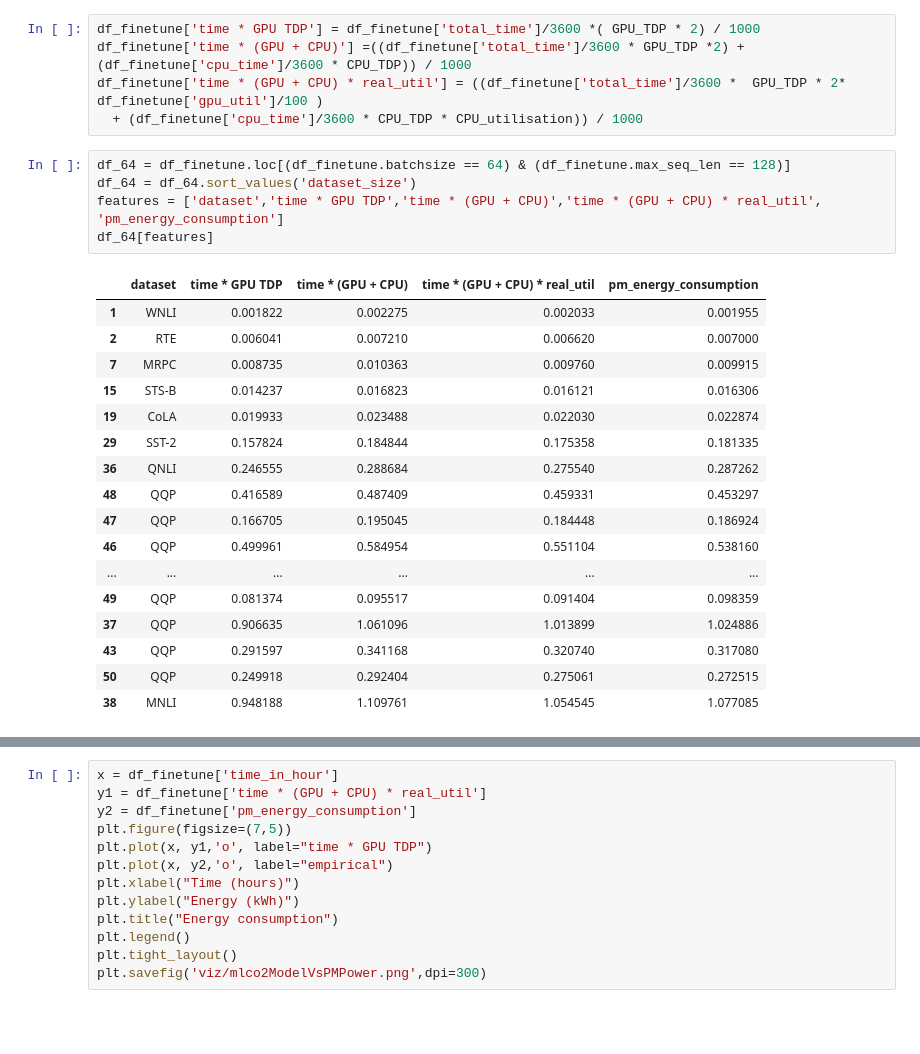
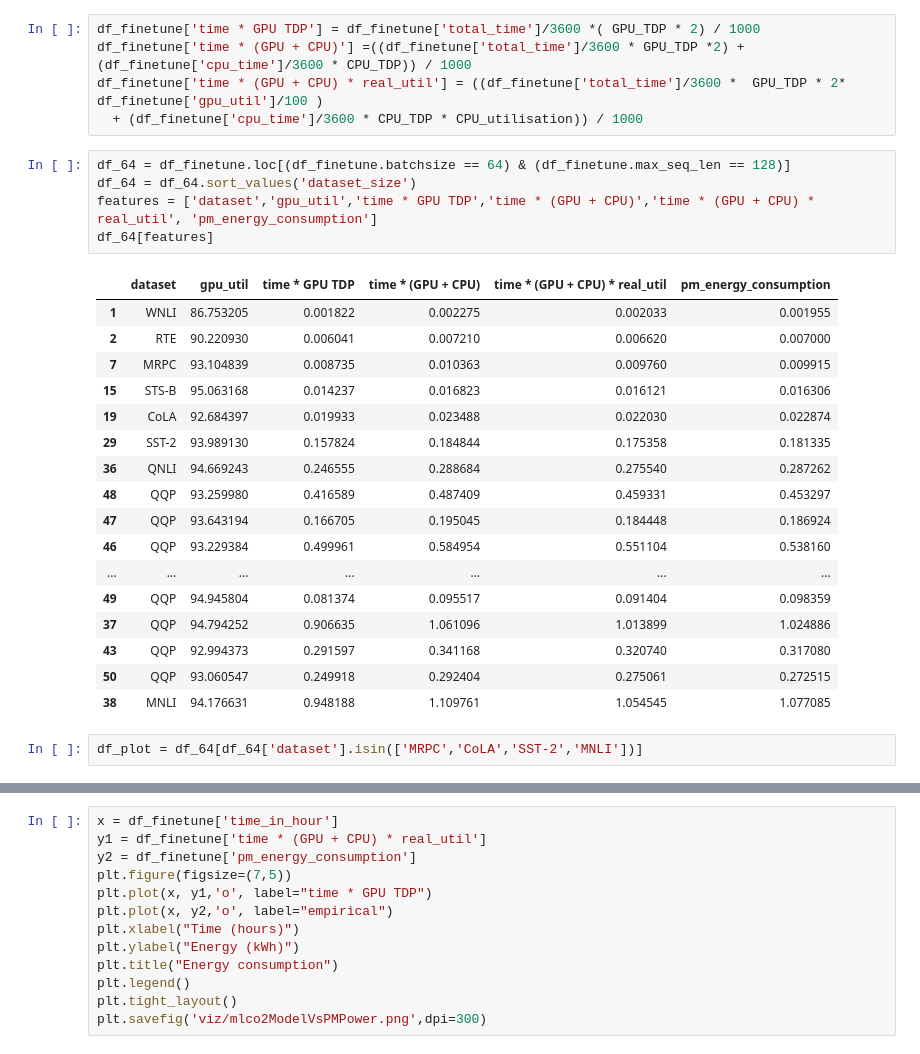
Before and after one commit to MScDissertation/NLP, a Jupyter notebook: CompareMethods.ipynb, the cells around one changed output, grey strips where cells are left out. Drawn from its saved outputs; the diff is of its cells as text; blank space fills up the shorter version.

```diff
--- a/CompareMethods.ipynb
+++ b/CompareMethods.ipynb
@@ -198,23 +198,25 @@ df_finetune['time * (GPU + CPU) * real_util'] = ((df_finetune['total_time']/3600
 # %%
 df_64 = df_finetune.loc[(df_finetune.batchsize == 64) & (df_finetune.max_seq_len == 128)]
 df_64 = df_64.sort_values('dataset_size')
-features = ['dataset','time * GPU TDP','time * (GPU + CPU)','time * (GPU + CPU) * real_util', 'pm_energy_consumption']
+features = ['dataset','gpu_util','time * GPU TDP','time * (GPU + CPU)','time * (GPU + CPU) * real_util', 'pm_energy_consumption']
 df_64[features]
 # %% [output]
-|  | dataset | time * GPU TDP | time * (GPU + CPU) | time * (GPU + CPU) * real_util | pm_energy_consumption |
-| 1 | WNLI | 0.001822 | 0.002275 | 0.002033 | 0.001955 |
-| 2 | RTE | 0.006041 | 0.007210 | 0.006620 | 0.007000 |
-| 7 | MRPC | 0.008735 | 0.010363 | 0.009760 | 0.009915 |
-| 15 | STS-B | 0.014237 | 0.016823 | 0.016121 | 0.016306 |
-| 19 | CoLA | 0.019933 | 0.023488 | 0.022030 | 0.022874 |
-| 29 | SST-2 | 0.157824 | 0.184844 | 0.175358 | 0.181335 |
-| 36 | QNLI | 0.246555 | 0.288684 | 0.275540 | 0.287262 |
-| 48 | QQP | 0.416589 | 0.487409 | 0.459331 | 0.453297 |
-| 47 | QQP | 0.166705 | 0.195045 | 0.184448 | 0.186924 |
-| 46 | QQP | 0.499961 | 0.584954 | 0.551104 | 0.538160 |
-| ... | ... | ... | ... | ... | ... |
-| 49 | QQP | 0.081374 | 0.095517 | 0.091404 | 0.098359 |
-| 37 | QQP | 0.906635 | 1.061096 | 1.013899 | 1.024886 |
-| 43 | QQP | 0.291597 | 0.341168 | 0.320740 | 0.317080 |
-| 50 | QQP | 0.249918 | 0.292404 | 0.275061 | 0.272515 |
-| 38 | MNLI | 0.948188 | 1.109761 | 1.054545 | 1.077085 |
+|  | dataset | gpu_util | time * GPU TDP | time * (GPU + CPU) | time * (GPU + CPU) * real_util | pm_energy_consumption |
+| 1 | WNLI | 86.753205 | 0.001822 | 0.002275 | 0.002033 | 0.001955 |
+| 2 | RTE | 90.220930 | 0.006041 | 0.007210 | 0.006620 | 0.007000 |
+| 7 | MRPC | 93.104839 | 0.008735 | 0.010363 | 0.009760 | 0.009915 |
+| 15 | STS-B | 95.063168 | 0.014237 | 0.016823 | 0.016121 | 0.016306 |
+| 19 | CoLA | 92.684397 | 0.019933 | 0.023488 | 0.022030 | 0.022874 |
+| 29 | SST-2 | 93.989130 | 0.157824 | 0.184844 | 0.175358 | 0.181335 |
+| 36 | QNLI | 94.669243 | 0.246555 | 0.288684 | 0.275540 | 0.287262 |
+| 48 | QQP | 93.259980 | 0.416589 | 0.487409 | 0.459331 | 0.453297 |
+| 47 | QQP | 93.643194 | 0.166705 | 0.195045 | 0.184448 | 0.186924 |
+| 46 | QQP | 93.229384 | 0.499961 | 0.584954 | 0.551104 | 0.538160 |
+| ... | ... | ... | ... | ... | ... | ... |
+| 49 | QQP | 94.945804 | 0.081374 | 0.095517 | 0.091404 | 0.098359 |
+| 37 | QQP | 94.794252 | 0.906635 | 1.061096 | 1.013899 | 1.024886 |
+| 43 | QQP | 92.994373 | 0.291597 | 0.341168 | 0.320740 | 0.317080 |
+| 50 | QQP | 93.060547 | 0.249918 | 0.292404 | 0.275061 | 0.272515 |
+| 38 | MNLI | 94.176631 | 0.948188 | 1.109761 | 1.054545 | 1.077085 |
+# %%
+df_plot = df_64[df_64['dataset'].isin(['MRPC','CoLA','SST-2','MNLI'])]
```
Also changed, not shown: parts of 15 cells of this notebook, 23 other files.
